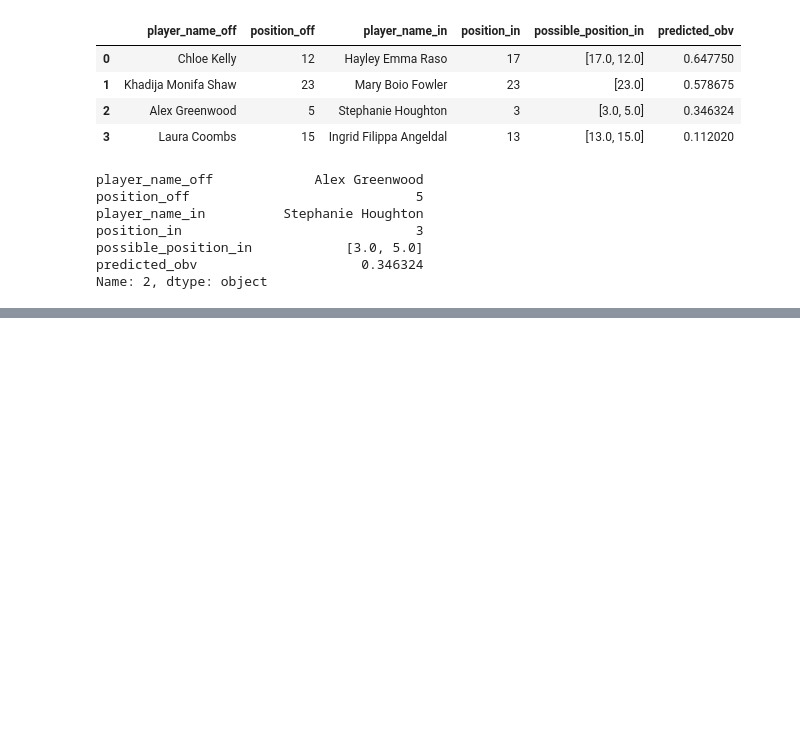
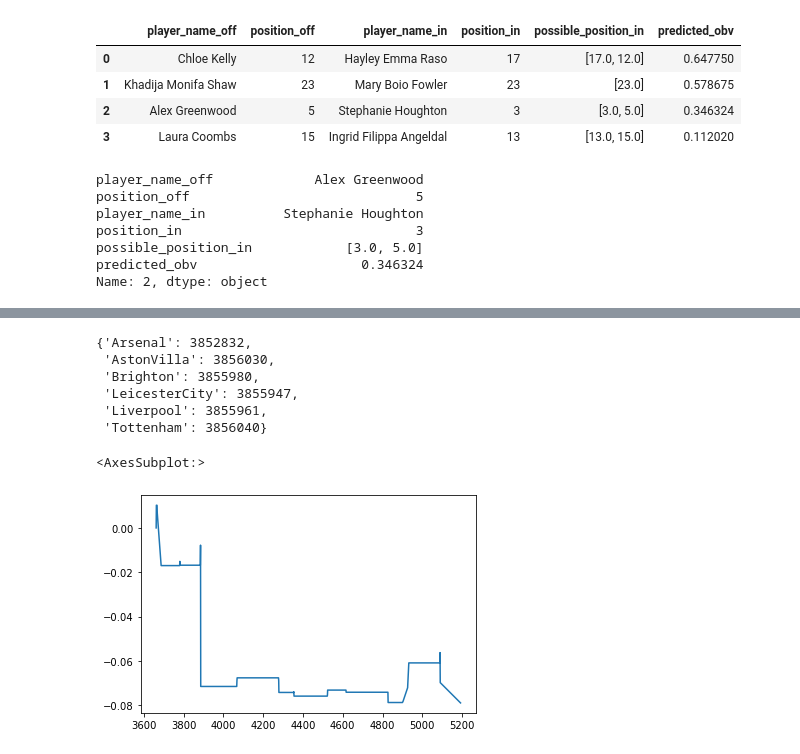
Before and after one commit to Juliette-De/Man-City-Hackathon, a Jupyter notebook: notebooks/Substitutions_exploration.ipynb, the cells around one changed output, grey strips where cells are left out. Cells and saved outputs as stored; diff of their text form; code cells hidden in the pictures; blank space fills up the shorter version.

```diff
--- a/Substitutions.ipynb
+++ b/notebooks/Substitutions_exploration.ipynb
@@ -875,0 +924,17 @@ NameError: name 'timedelta' is not defined
+# %%
+matches
+# %% [output]
+{'Arsenal': 3852832,
+ 'AstonVilla': 3856030,
+ 'Brighton': 3855980,
+ 'LeicesterCity': 3855947,
+ 'Liverpool': 3855961,
+ 'Tottenham': 3856040}
+# %%
+#import matplotlib as plt
+events[(events['match_id'] == 3856030) &
+       (events['minute']<45) &
+       (events['player.id']==15570)].groupby('minute')['obv_total_net'].fillna(0).cumsum().plot()
+# %% [output]
+<AxesSubplot:>
+[figure, added]
```
Also changed, not shown: parts of 43 cells of this notebook, 7 other files.
